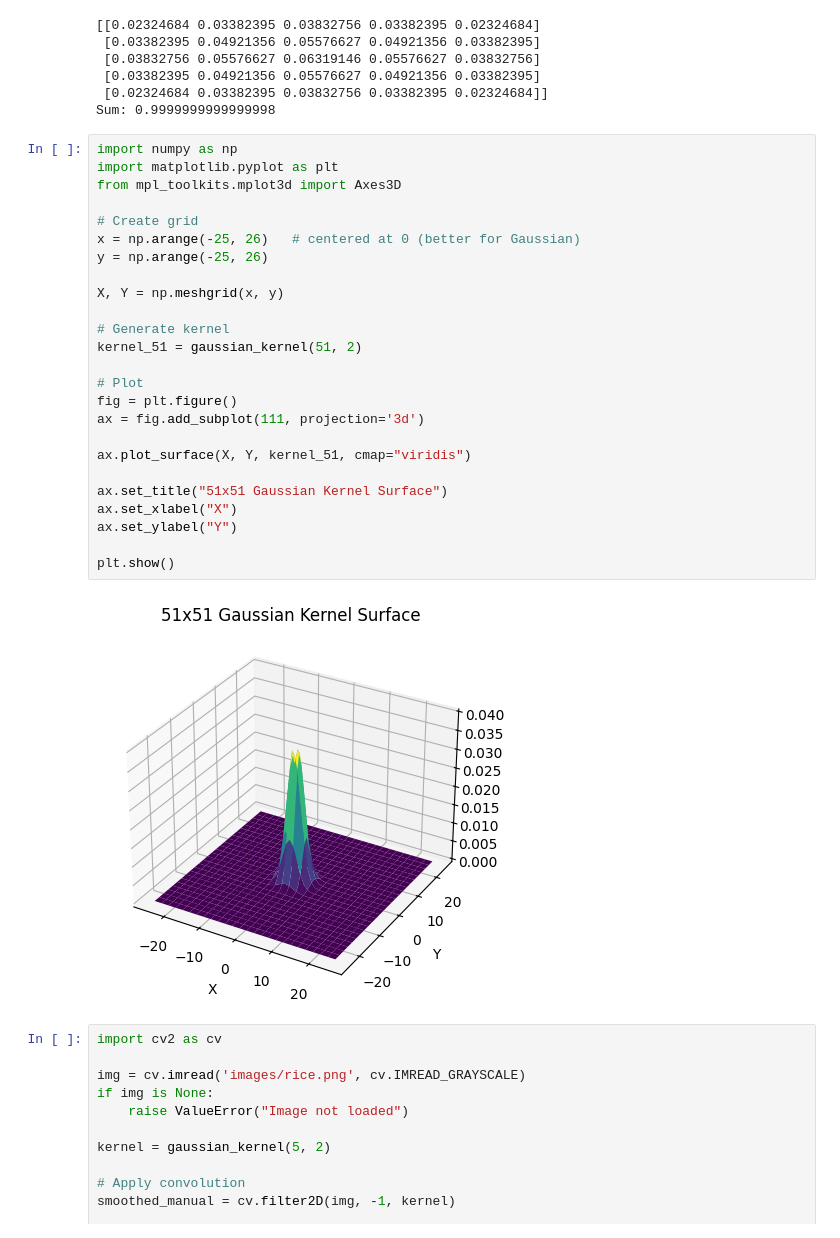
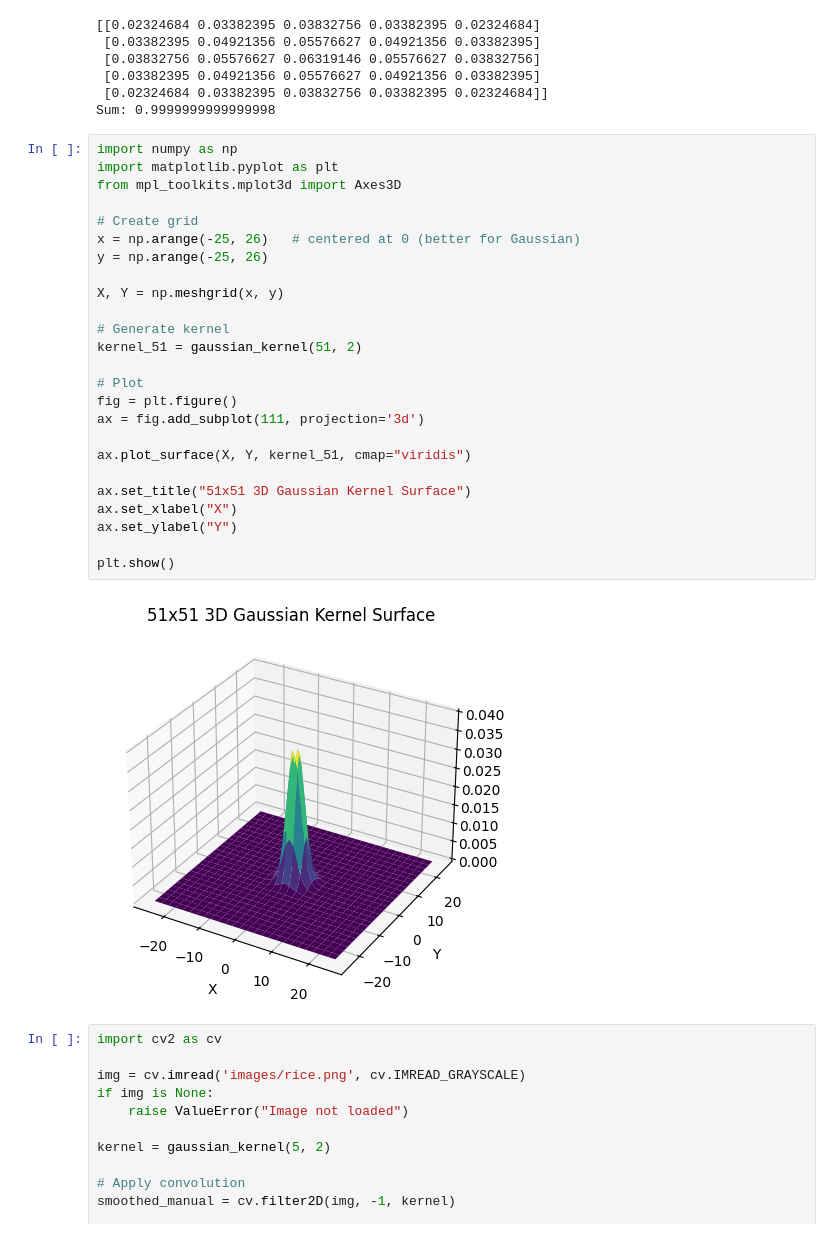
Before and after one commit to udithachandana/openCV, a Jupyter notebook: Assignment1.ipynb, the cells around one changed output. Saved outputs shown, nothing was run; the diff lists cells and outputs as text.

```diff
--- a/Assignment1.ipynb
+++ b/Assignment1.ipynb
@@ -322,30 +322,30 @@ Sum: 0.9999999999999998
 # %%
 import numpy as np
 import matplotlib.pyplot as plt
 from mpl_toolkits.mplot3d import Axes3D
 
 # Create grid
 x = np.arange(-25, 26)   # centered at 0 (better for Gaussian)
 y = np.arange(-25, 26)
 
 X, Y = np.meshgrid(x, y)
 
 # Generate kernel
 kernel_51 = gaussian_kernel(51, 2)
 
 # Plot
 fig = plt.figure()
 ax = fig.add_subplot(111, projection='3d')
 
 ax.plot_surface(X, Y, kernel_51, cmap="viridis")
 
-ax.set_title("51x51 Gaussian Kernel Surface")
+ax.set_title("51x51 3D Gaussian Kernel Surface")
 ax.set_xlabel("X")
 ax.set_ylabel("Y")
 
 plt.show()
 # %% [output]
-[figure, old version]
+[figure, new version]
 # %%
 import cv2 as cv
 
```
Also changed, not shown: parts of 3 cells of this notebook.
